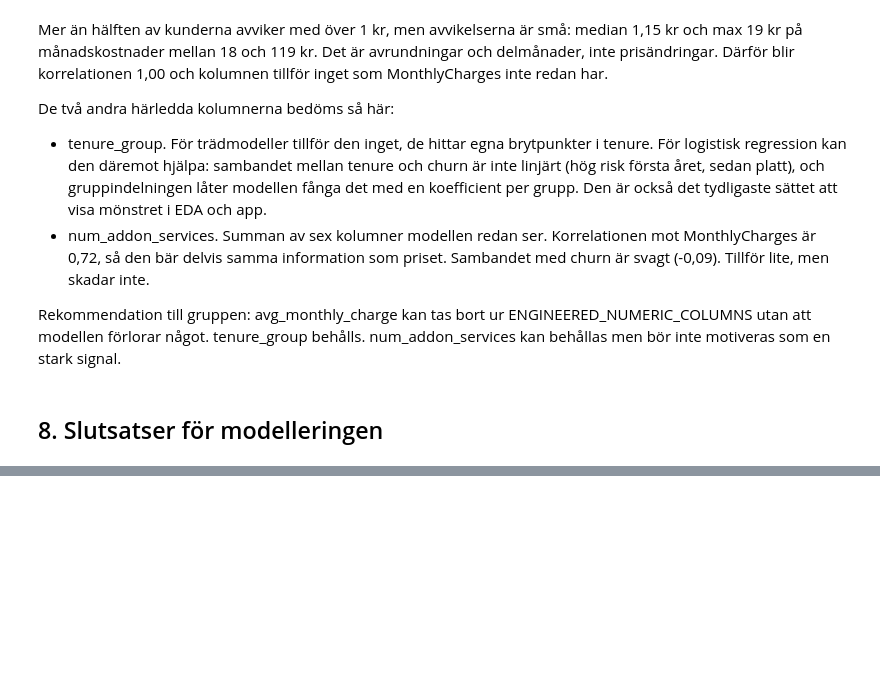
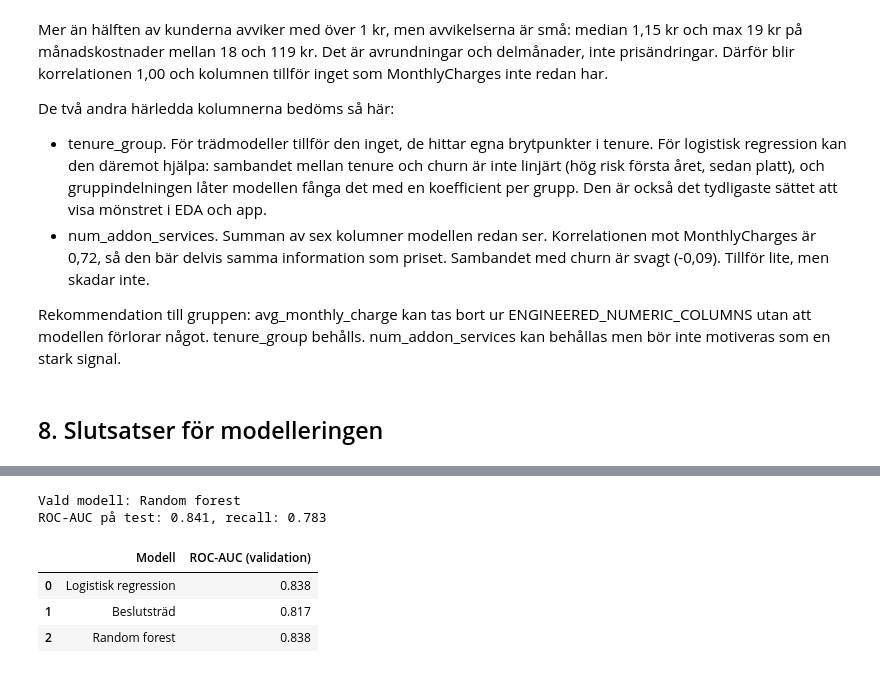
Before and after one commit to LukWen-Ill/Dataview_v2, a Jupyter notebook: src/eda.ipynb, the cells around one changed output, grey strips where cells are left out. Cells and saved outputs as stored; diff of their text form; code cells hidden in the pictures; blank space fills up the shorter version.

Commit message:
EDA: datakontroller, prisintervall och koppling till modellval

```diff
--- a/src/eda.ipynb
+++ b/src/eda.ipynb
@@ -568,0 +589,17 @@ Vad det betyder för verksamheten:
+# %%
+results = json.loads(RESULTS_PATH.read_text(encoding="utf-8"))
+table = pd.DataFrame(
+    {"Modell": m["model"], "ROC-AUC (validation)": m["validation"]["roc_auc"]}
+    for m in results["models"]
+)
+print(f"Vald modell: {results['best_model']}")
+print(f"ROC-AUC på test: {results['test']['roc_auc']:.3f}, "
+      f"recall: {results['test']['recall']:.3f}")
+table.round(3)
+# %% [output]
+Vald modell: Random forest
+ROC-AUC på test: 0.841, recall: 0.783
+|  | Modell | ROC-AUC (validation) |
+| 0 | Logistisk regression | 0.838 |
+| 1 | Beslutsträd | 0.817 |
+| 2 | Random forest | 0.838 |
```
Also changed, not shown: parts of 4 cells of this notebook.
